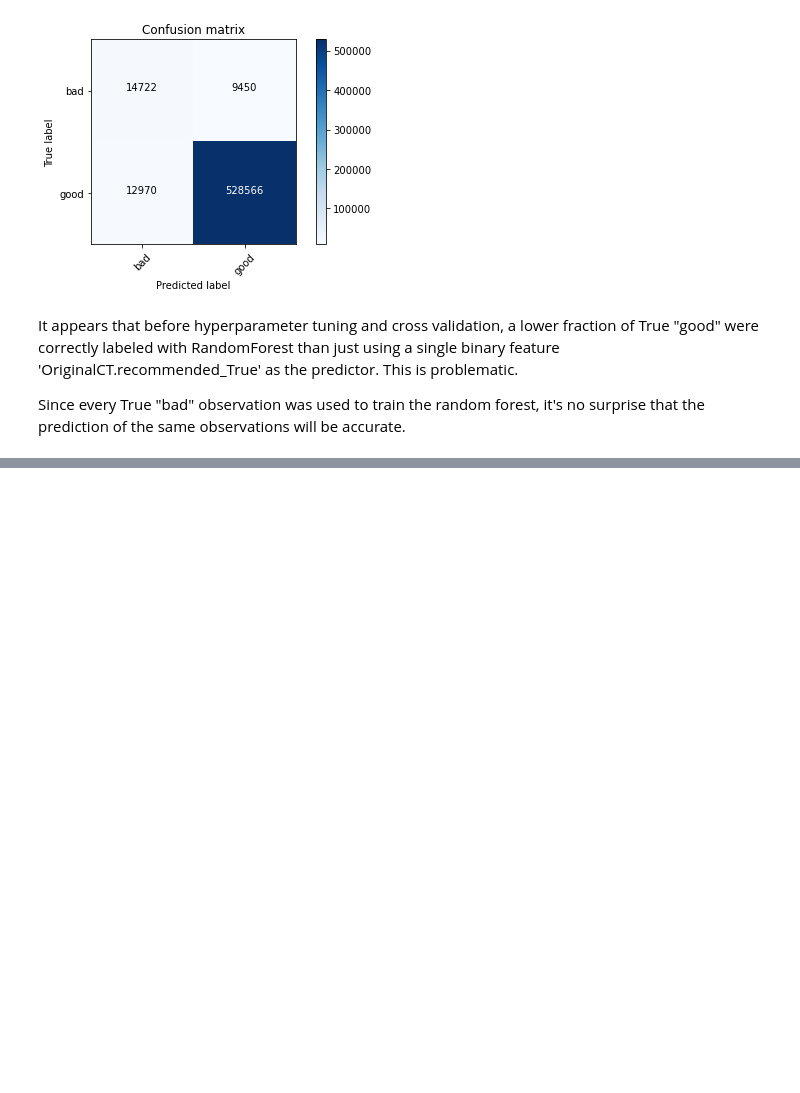
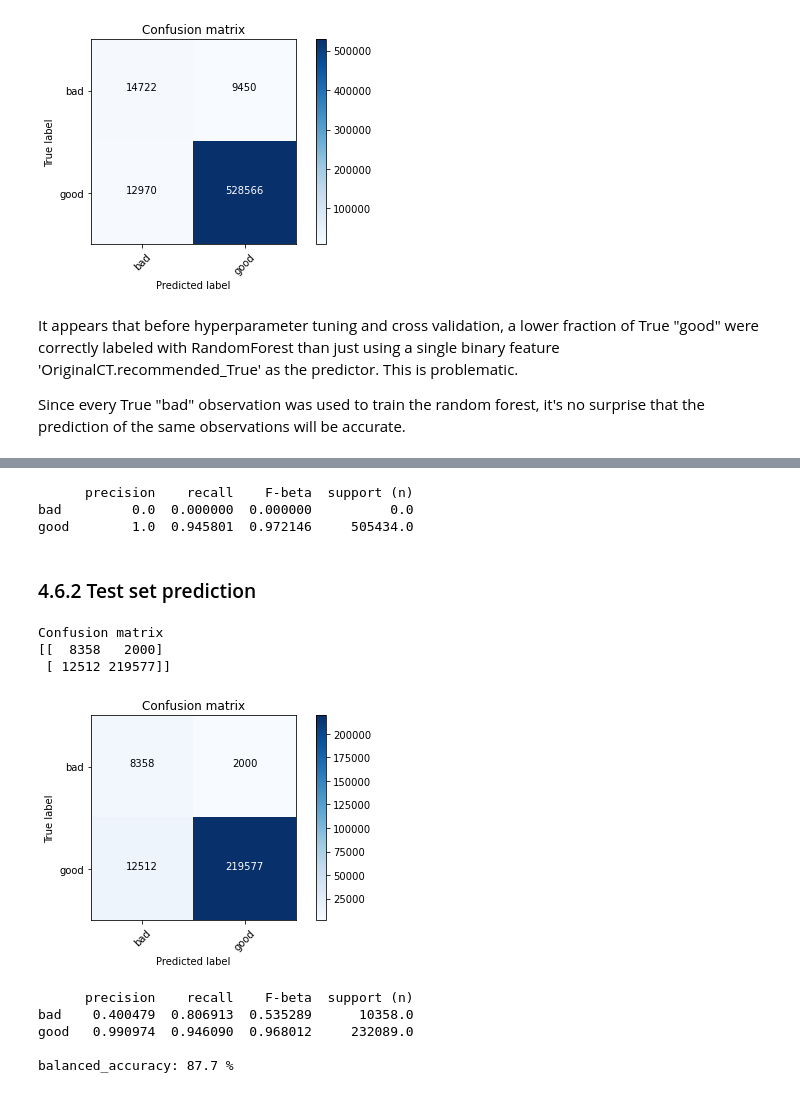
Before and after one commit to cabruck/DataScienceCapstoneTwo, a Jupyter notebook: notebooks/RandomForest.ipynb, the cells around one changed output, grey strips where cells are left out. Drawn from its saved outputs; the diff is of its cells as text; code cells hidden in the pictures; blank space fills up the shorter version.

```diff
--- a/notebooks/RandomForest.ipynb
+++ b/notebooks/RandomForest.ipynb
@@ -332,0 +441,42 @@ Since every True "bad" observation was used to train the random forest, it's no
+# %%
+metrics = pd.DataFrame(precision_recall_fscore_support(y_train[unseen_train_indexes], y_train_prediction, zero_division=0)).T
+metrics.columns = ['precision','recall','F-beta','support (n)']
+#metrics.columns = ['PPV','sensitivity','F-beta','support (n)']
+metrics.rename({0:'bad',1:'good'},inplace=True)
+print(metrics)
+print('')
+#print('balanced_accuracy: %.1f%%' %np.mean(100*metrics['recall']))     #escape key for % is %%, oddly
+#print('balanced_accuracy:', str(round(100*np.mean(metrics['recall']),1)) ,'%')
+# %% [output]
+      precision    recall    F-beta  support (n)
+bad         0.0  0.000000  0.000000          0.0
+good        1.0  0.945801  0.972146     505434.0
+# %% [markdown]
+### 4.6.2 Test set prediction
+# %%
+# predict on unseen test set using the best_estimator_ parameters
+y_test_prediction = model_grid.predict(X_test)
+# %%
+cm_test = confusion_matrix(y_test, y_test_prediction)
+plt.figure()
+plot_confusion_matrix(cm_test, classes=['bad','good'], title='Confusion matrix')
+# %% [output]
+Confusion matrix
+[[  8358   2000]
+ [ 12512 219577]]
+[figure, added]
+# %%
+metrics = pd.DataFrame(precision_recall_fscore_support(y_test, y_test_prediction)).T
+metrics.columns = ['precision','recall','F-beta','support (n)']
+#metrics.columns = ['PPV','sensitivity','F-beta','support (n)']
+metrics.rename({0:'bad',1:'good'},inplace=True)
+print(metrics)
+print('')
+#print('balanced_accuracy: %.1f%%' %np.mean(100*metrics['recall']))     #escape key for % is %%, oddly
+print('balanced_accuracy:', str(round(100*np.mean(metrics['recall']),1)) ,'%')
+# %% [output]
+      precision    recall    F-beta  support (n)
+bad    0.400479  0.806913  0.535289      10358.0
+good   0.990974  0.946090  0.968012     232089.0
+
+balanced_accuracy: 87.7 %
```
Also changed, not shown: parts of 23 cells of this notebook, 2 other files.
